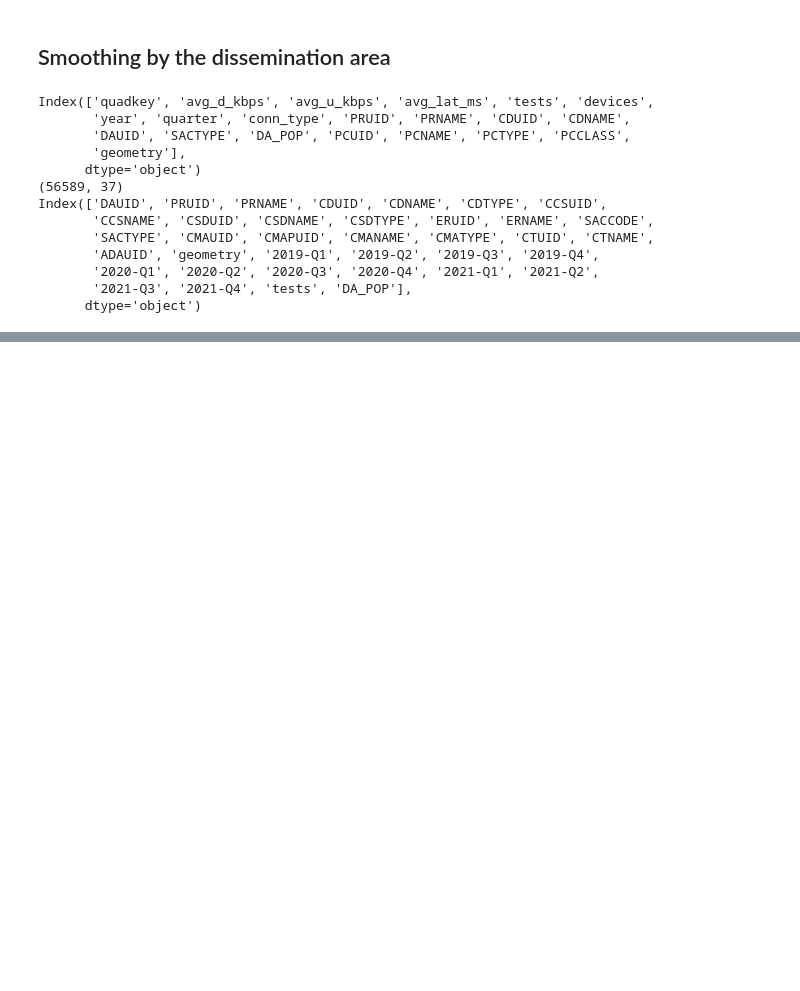
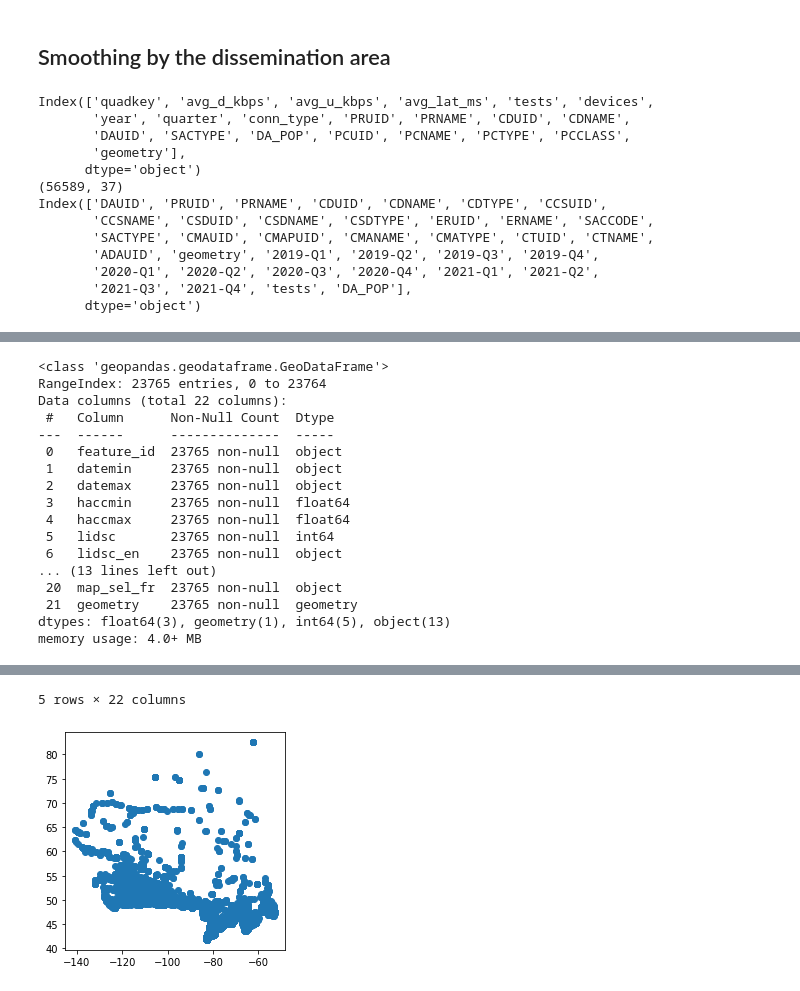
Before and after one commit to rennydoig/ssc22-case-comp, a Jupyter notebook: sonny_dir/A10_data_processing.ipynb, the cells around one changed output, grey strips where cells are left out. Drawn from its saved outputs; the diff is of its cells as text; code cells hidden in the pictures; blank space fills up the shorter version.

```diff
--- a/sonny_dir/A10_data_processing.ipynb
+++ b/sonny_dir/A10_data_processing.ipynb
@@ -380,0 +426,23 @@ Index(['DAUID', 'PRUID', 'PRNAME', 'CDUID', 'CDNAME', 'CDTYPE', 'CCSUID',
+# %%
+canvec = gpd.read_file('./tank_0.shp')
+canvec.plot()
+canvec.info()
+canvec.head(5)
+# %% [output]
+<class 'geopandas.geodataframe.GeoDataFrame'>
+RangeIndex: 23765 entries, 0 to 23764
+Data columns (total 22 columns):
+ #   Column      Non-Null Count  Dtype
+---  ------      --------------  -----
+ 0   feature_id  23765 non-null  object
+ 1   datemin     23765 non-null  object
+ 2   datemax     23765 non-null  object
+ 3   haccmin     23765 non-null  float64
+ 4   haccmax     23765 non-null  float64
+ 5   lidsc       23765 non-null  int64
+ 6   lidsc_en    23765 non-null  object
+... (13 lines left out)
+ 20  map_sel_fr  23765 non-null  object
+ 21  geometry    23765 non-null  geometry
+dtypes: float64(3), geometry(1), int64(5), object(13)
+memory usage: 4.0+ MB
@@ -380,0 +455,2 @@ Index(['DAUID', 'PRUID', 'PRNAME', 'CDUID', 'CDNAME', 'CDTYPE', 'CCSUID',
+5 rows × 22 columns
+[figure, added]
```
Also changed, not shown: parts of 10 cells of this notebook, 2 other files.
